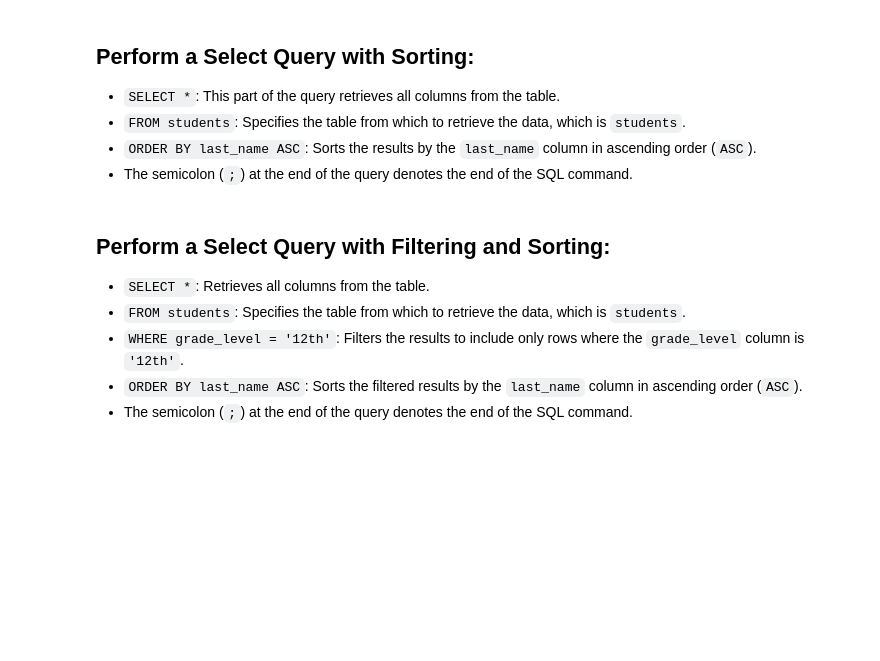
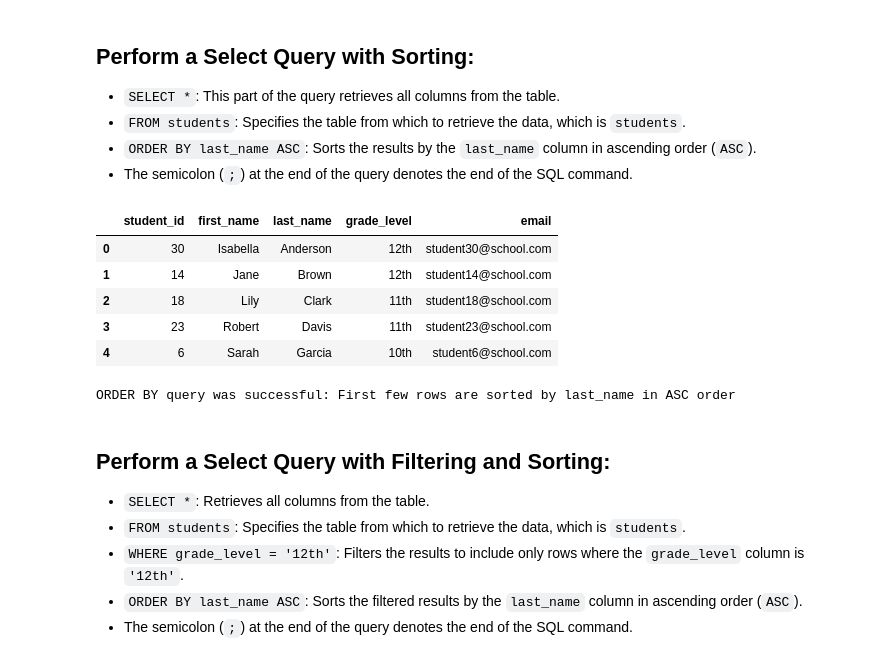
Before and after one commit to joelie1105/SQL_Test, a Jupyter notebook: final.ipynb, the cells around one changed output. Drawn from its saved outputs; the diff is of its cells as text; code cells hidden in the pictures; blank space fills up the shorter version.

```diff
--- a/final.ipynb
+++ b/final.ipynb
@@ -150,5 +160,17 @@ sql(orderby_query).head()
+# %%
+orderby_query = "SELECT * FROM students ORDER BY last_name ASC;"
+sql(orderby_query).head()
+# %% [output]
+|  | student_id | first_name | last_name | grade_level | email |
+| 0 | 30 | Isabella | Anderson | 12th | student30@school.com |
+| 1 | 14 | Jane | Brown | 12th | student14@school.com |
+| 2 | 18 | Lily | Clark | 11th | student18@school.com |
+| 3 | 23 | Robert | Davis | 11th | student23@school.com |
+| 4 | 6 | Sarah | Garcia | 10th | student6@school.com |
 # %%
 test_instance.orderby_test(orderby_query, order='ASC')
+# %% [output]
+ORDER BY query was successful: First few rows are sorted by last_name in ASC order
 # %% [markdown]
 ## Perform a Select Query with Filtering and Sorting:
 
```
Also changed, not shown: parts of 12 cells of this notebook.
